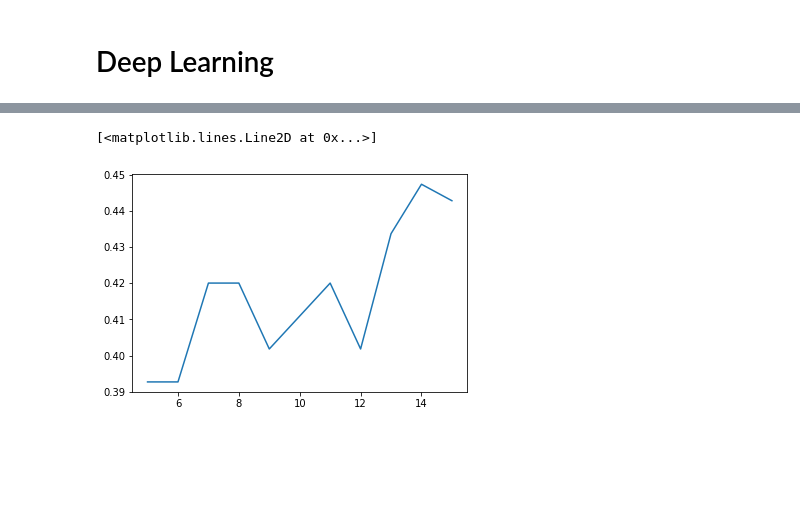
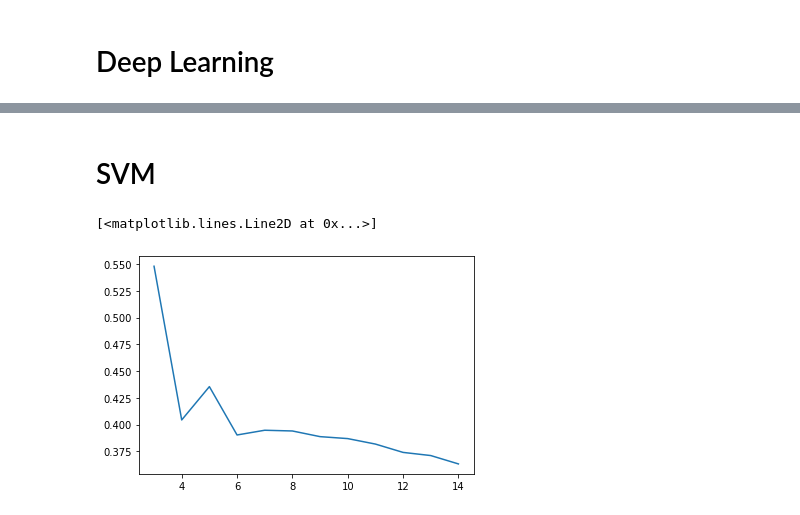
Before and after one commit to parasgulati8/People-Analytics, a Jupyter notebook: People_Analytics_Hackathon.ipynb, the cells around one changed output, grey strips where cells are left out. Cells and saved outputs as stored; diff of their text form; code cells hidden in the pictures; blank space fills up the shorter version.

```diff
--- a/People_Analytics_Hackathon.ipynb
+++ b/People_Analytics_Hackathon.ipynb
@@ -948,20 +1578,0 @@ for i in range(len(X5_mean)):
-# %%
-p1_test = 1
-for i in range(len(X1_mean)):
-  p1_test = p1_test * norm.pdf( X_test.iloc[np.where(y_test==1)].iloc[:,i].values, X1_mean[i], X1_std[i])
-
-p2_test = 1
-for i in range(len(X2_mean)):
-  p2_test = p2_test * norm.pdf( X_test.iloc[np.where(y_test==2)].iloc[:,i].values, X2_mean[i], X2_std[i])
-
-p3_test = 1
-for i in range(len(X3_mean)):
-  p3_test = p3_test * norm.pdf( X_test.iloc[np.where(y_test==3)].iloc[:,i].values, X3_mean[i], X3_std[i])
-
-p4_test = 1
-for i in range(len(X4_mean)):
-  p4_test = p4_test * norm.pdf( X_test.iloc[np.where(y_test==4)].iloc[:,i].values, X4_mean[i], X4_std[i])
-
-p5_test = 1
-for i in range(len(X5_mean)):
-  p5_test = p5_test * norm.pdf( X_test.iloc[np.where(y_test==5)].iloc[:,i].values, X5_mean[i], X5_std[i])
@@ -1042,3 +1634,0 @@ from sklearn.ensemble import RandomForestClassifier
-# %%
-rf = RandomForestClassifier(10)
-rf.fit(X_train_modified, y_train)
@@ -1080,6 +1634,0 @@ from sklearn.neighbors import KNeighborsClassifier
-# %%
-acc = []
-for i in range (5,16):
-  knn = KNeighborsClassifier(i)
-  knn.fit(X_train, y_train)
-  acc.append(accuracy_score(y_test,knn.predict(X_test)))
@@ -1089,0 +1763,2 @@ X_train.shape
+# %% [markdown]
+# SVM
@@ -1090,5 +1767,12 @@ X_train.shape
+# %%
+f1 = []
+for i in range(3,15):
+    classifier = SVC(C =1, kernel='poly',random_state=1, degree=i )
+    classifier.fit(X_train, y_train)
+    y_pred = classifier.predict(X_test)
+    f1.append(f1_score(y_test, y_pred, average='weighted'))
 # %%
-plt.plot(range(5,16), acc)
+plt.plot(range(3,15), f1)
 # %% [output]
 [<matplotlib.lines.Line2D at 0x...>]
-[figure, old version]
+[figure, new version]
```
Also changed, not shown: parts of 305 cells of this notebook.
